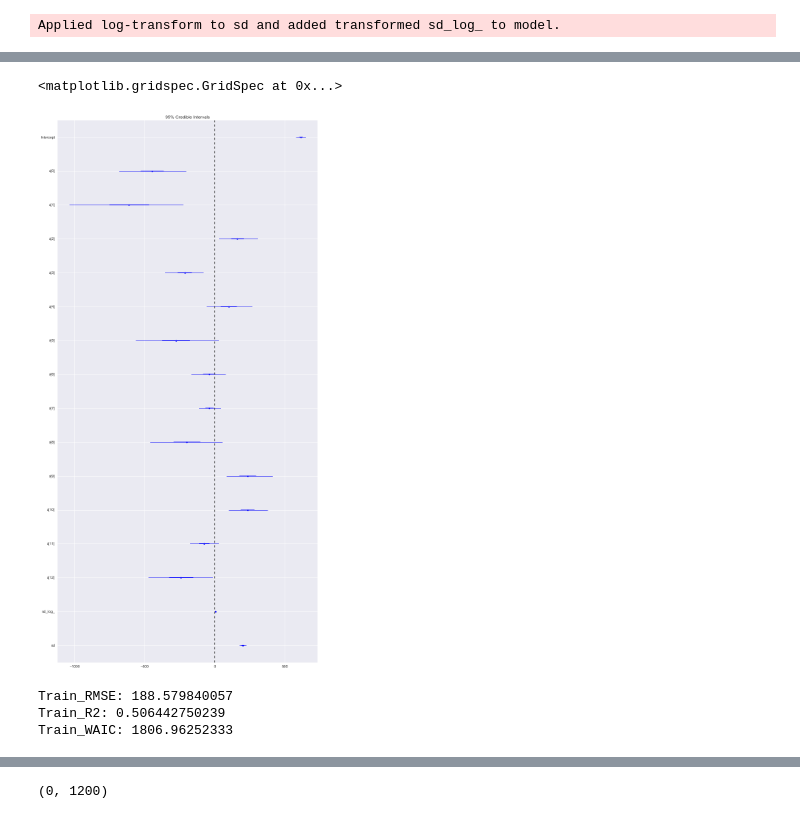
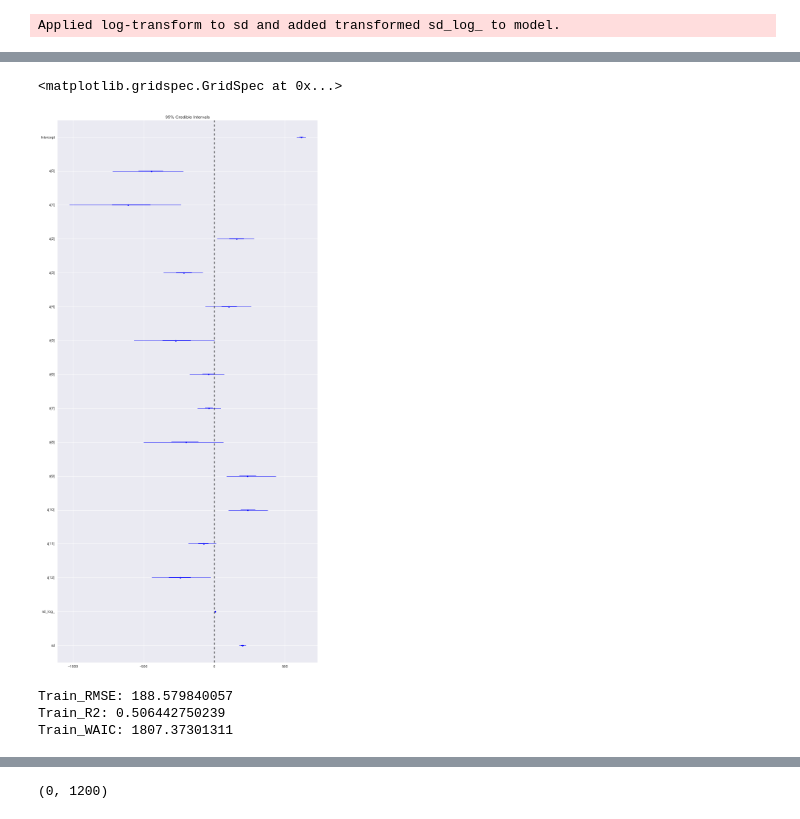
Before and after one commit to jpgrana/bayesian-approach-predicting-well-production, a Jupyter notebook: model_plots.ipynb, the cells around one changed output, grey strips where cells are left out. Saved outputs shown, nothing was run; the diff lists cells and outputs as text; code cells hidden in the pictures.

```diff
--- a/model_plots.ipynb
+++ b/model_plots.ipynb
@@ -148,22 +148,22 @@ pm.df_summary(trc_pooled[-1000:])
 # %%
 plt.figure(figsize=(12, 24))
-pm.forestplot(trc_pooled)
+pm.forestplot(trc_pooled[-500:])
 # plt.savefig('../../Downloads/forestplot.png', dpi=400)
 # plt.xlim(-1000, 1000)
 # %% [output]
 <matplotlib.gridspec.GridSpec at 0x...>
-[figure, old version]
+[figure, new version]
 # %%
-ppc_pooled = pm.sample_ppc(trc_pooled[-1000:], samples=500, model=mdl_pooled, size=50)
+ppc_pooled = pm.sample_ppc(trc_pooled[-500:], samples=500, model=mdl_pooled, size=50)
 y_pred = ppc_pooled['y'].mean(0).mean(0).T
-waic_pooled = pm.stats.waic(model=mdl_pooled, trace=trc_pooled[-1000:])
+waic_pooled = pm.stats.waic(model=mdl_pooled, trace=trc_pooled[-500:])
 print 'Train_RMSE: {0}'.format(np.sqrt(mean_squared_error(y_train, y_pred1)))
 print 'Train_R2: {0}'.format(r2_score(y_train, y_pred1))
 print 'Train_WAIC: {0}'.format(waic_pooled)
 # %% [output]
 Train_RMSE: 188.579840057
 Train_R2: 0.506442750239
-Train_WAIC: 1806.96252333
+Train_WAIC: 1807.37301311
 # %%
 fig = plt.figure(figsize=(12,12))
 ax = fig.add_subplot(111)
```
Also changed, not shown: parts of 9 cells of this notebook, 1 other file.
